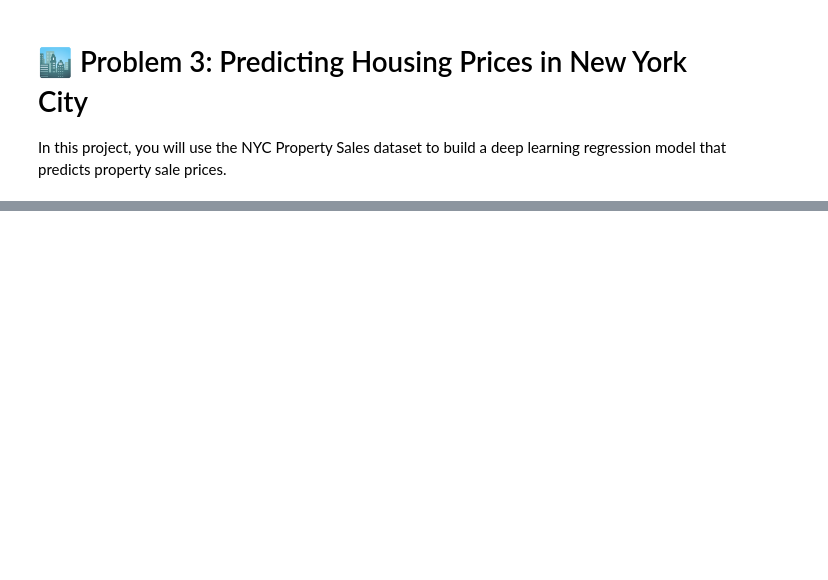
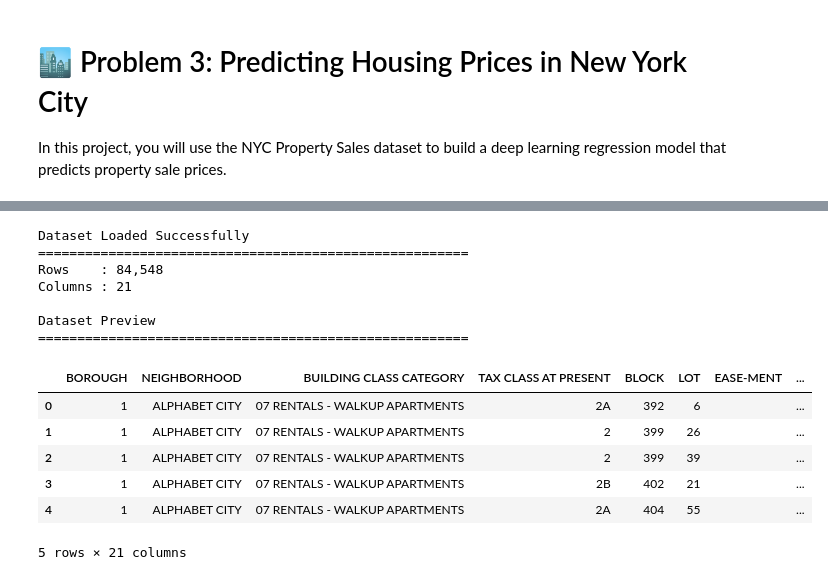
Before and after one commit to balloontip/deep-learning, a Jupyter notebook: chapter-06/problem-3-nyc-housing.ipynb, the cells around one changed output, grey strips where cells are left out. Drawn from its saved outputs; the diff is of its cells as text; code cells hidden in the pictures; blank space fills up the shorter version.

```diff
--- a/chapter-06/problem-3-nyc-housing.ipynb
+++ b/chapter-06/problem-3-nyc-housing.ipynb
@@ -359,0 +73,35 @@ Model saved successfully!
+# %%
+# ====================================================
+# Step 2: Load the NYC Property Sales Dataset
+# ====================================================
+
+# Load dataset
+data = pd.read_csv(
+    "nyc-rolling-sales.csv"
+)
+
+print("Dataset Loaded Successfully")
+print("=" * 55)
+
+print(f"Rows    : {data.shape[0]:,}")
+print(f"Columns : {data.shape[1]}")
+
+print("\nDataset Preview")
+print("=" * 55)
+
+display(data.head())
+# %% [output]
+Dataset Loaded Successfully
+=======================================================
+Rows    : 84,548
+Columns : 21
+
+Dataset Preview
+=======================================================
+|  | BOROUGH | NEIGHBORHOOD | BUILDING CLASS CATEGORY | TAX CLASS AT PRESENT | BLOCK | LOT | EASE-MENT | ... |
+| 0 | 1 | ALPHABET CITY | 07 RENTALS - WALKUP APARTMENTS | 2A | 392 | 6 |  | ... |
+| 1 | 1 | ALPHABET CITY | 07 RENTALS - WALKUP APARTMENTS | 2 | 399 | 26 |  | ... |
+| 2 | 1 | ALPHABET CITY | 07 RENTALS - WALKUP APARTMENTS | 2 | 399 | 39 |  | ... |
+| 3 | 1 | ALPHABET CITY | 07 RENTALS - WALKUP APARTMENTS | 2B | 402 | 21 |  | ... |
+| 4 | 1 | ALPHABET CITY | 07 RENTALS - WALKUP APARTMENTS | 2A | 404 | 55 |  | ... |
+5 rows × 21 columns
```
Also changed, not shown: parts of 57 cells of this notebook, 14 other files.
